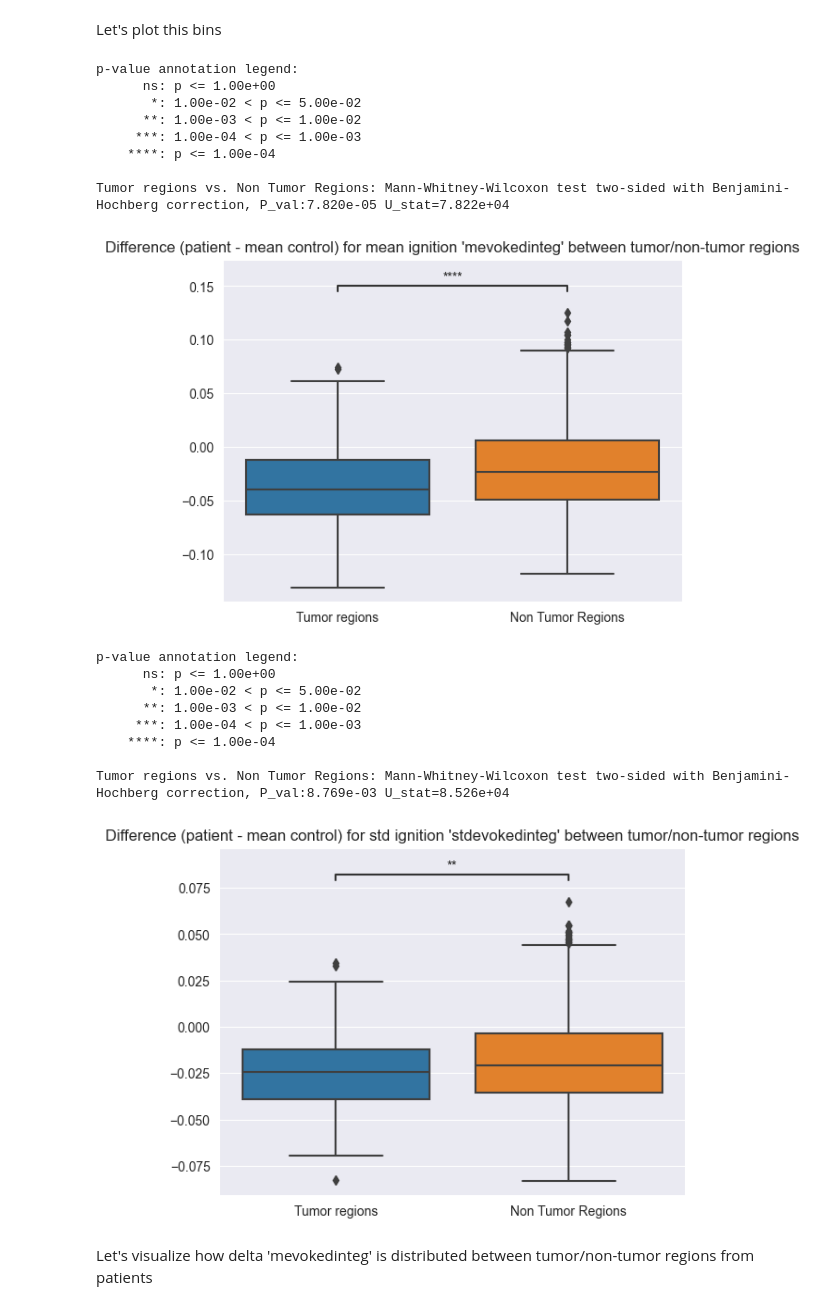
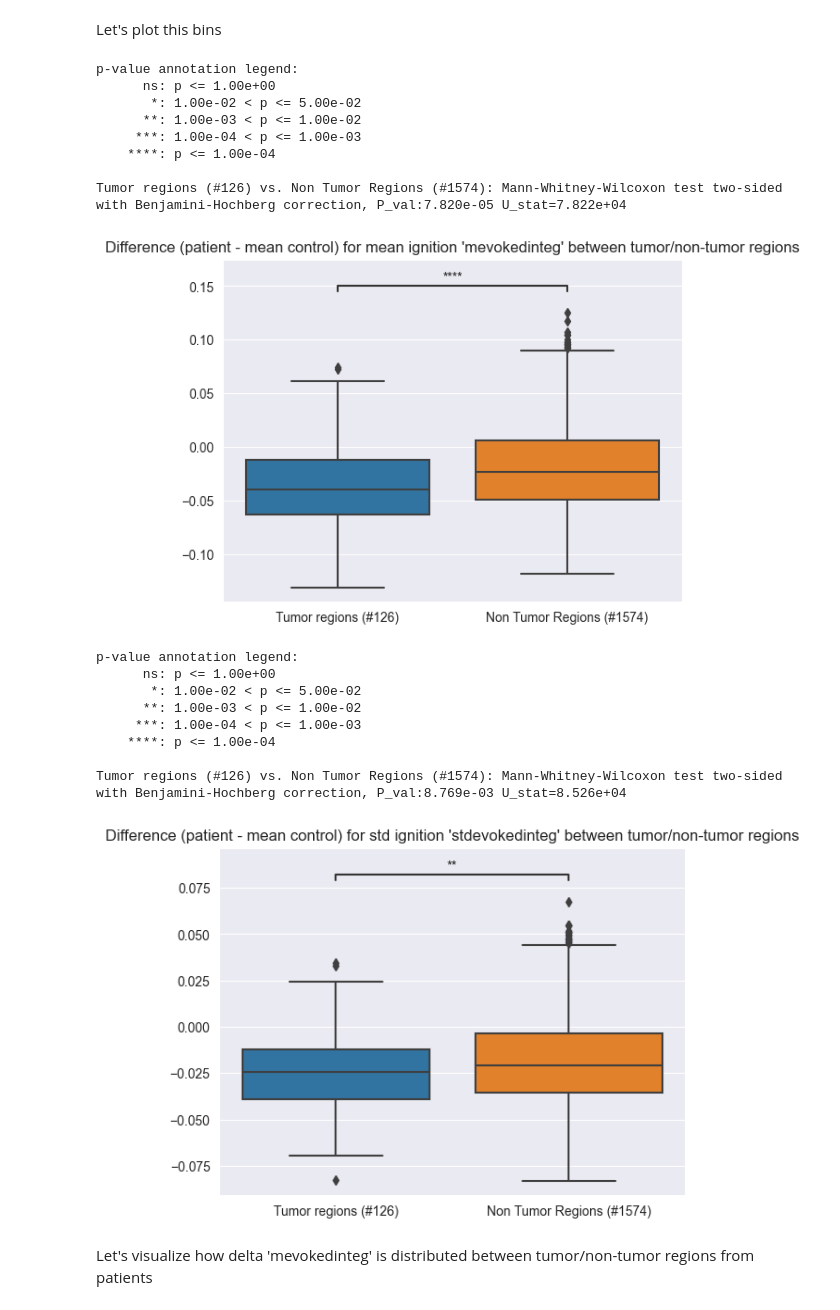
Before and after one commit to ajunca/BrainTumor, a Jupyter notebook: computations/ignition.ipynb, the cells around one changed output. Cells and saved outputs as stored; diff of their text form; code cells hidden in the pictures.

```diff
--- a/computations/ignition.ipynb
+++ b/computations/ignition.ipynb
@@ -226,31 +226,39 @@ for k, s in tumor_subset.items():
 # %% [markdown]
 Let's plot this bins
 # %%
-plotComparisonAcrossLabels2(
-    {
-        'Tumor regions': [r['mevokedinteg'] for r in tumor_region_bin],
-        'Non Tumor Regions': [r['mevokedinteg'] for r in non_tumor_region_bin],
-    },
-    graphLabel="Difference (patient - mean control) for mean ignition 'mevokedinteg' between tumor/non-tumor regions"
-)
+if True:
+    tumor_regions = [r['mevokedinteg'] for r in tumor_region_bin]
+    non_tumor_regions = [r['mevokedinteg'] for r in non_tumor_region_bin]
 
-plotComparisonAcrossLabels2(
-    {
-        'Tumor regions': [r['stdevokedinteg'] for r in tumor_region_bin],
-        'Non Tumor Regions': [r['stdevokedinteg'] for r in non_tumor_region_bin],
-    },
-    graphLabel="Difference (patient - mean control) for std ignition 'stdevokedinteg' between tumor/non-tumor regions"
-)
+    plotComparisonAcrossLabels2(
+        {
+            'Tumor regions (#'+str(len(tumor_regions))+')': tumor_regions,
+            'Non Tumor Regions (#'+str(len(non_tumor_regions))+')': non_tumor_regions,
+        },
+        graphLabel="Difference (patient - mean control) for mean ignition 'mevokedinteg' between tumor/non-tumor regions"
+    )
+
+if True:
+    tumor_regions = [r['stdevokedinteg'] for r in tumor_region_bin]
+    non_tumor_regions = [r['stdevokedinteg'] for r in non_tumor_region_bin]
+
+    plotComparisonAcrossLabels2(
+        {
+            'Tumor regions (#'+str(len(tumor_regions))+')': tumor_regions,
+            'Non Tumor Regions (#'+str(len(non_tumor_regions))+')': non_tumor_regions,
+        },
+        graphLabel="Difference (patient - mean control) for std ignition 'stdevokedinteg' between tumor/non-tumor regions"
+    )
 # %% [output]
 p-value annotation legend:
       ns: p <= 1.00e+00
        *: 1.00e-02 < p <= 5.00e-02
       **: 1.00e-03 < p <= 1.00e-02
      ***: 1.00e-04 < p <= 1.00e-03
     ****: p <= 1.00e-04
 
-Tumor regions vs. Non Tumor Regions: Mann-Whitney-Wilcoxon test two-sided with Benjamini-Hochberg correction, P_val:7.820e-05 U_stat=7.822e+04
+Tumor regions (#126) vs. Non Tumor Regions (#1574): Mann-Whitney-Wilcoxon test two-sided with Benjamini-Hochberg correction, P_val:7.820e-05 U_stat=7.822e+04
-[figure, old version]
+[figure, new version]
 p-value annotation legend:
       ns: p <= 1.00e+00
        *: 1.00e-02 < p <= 5.00e-02
@@ -258,8 +266,8 @@ p-value annotation legend:
      ***: 1.00e-04 < p <= 1.00e-03
     ****: p <= 1.00e-04
 
-Tumor regions vs. Non Tumor Regions: Mann-Whitney-Wilcoxon test two-sided with Benjamini-Hochberg correction, P_val:8.769e-03 U_stat=8.526e+04
+Tumor regions (#126) vs. Non Tumor Regions (#1574): Mann-Whitney-Wilcoxon test two-sided with Benjamini-Hochberg correction, P_val:8.769e-03 U_stat=8.526e+04
-[figure, old version]
+[figure, new version]
 # %% [markdown]
 Let's visualize how delta 'mevokedinteg' is distributed between tumor/non-tumor regions from patients
 # %%
```
Also changed, not shown: parts of 12 cells of this notebook, 1 other file.
